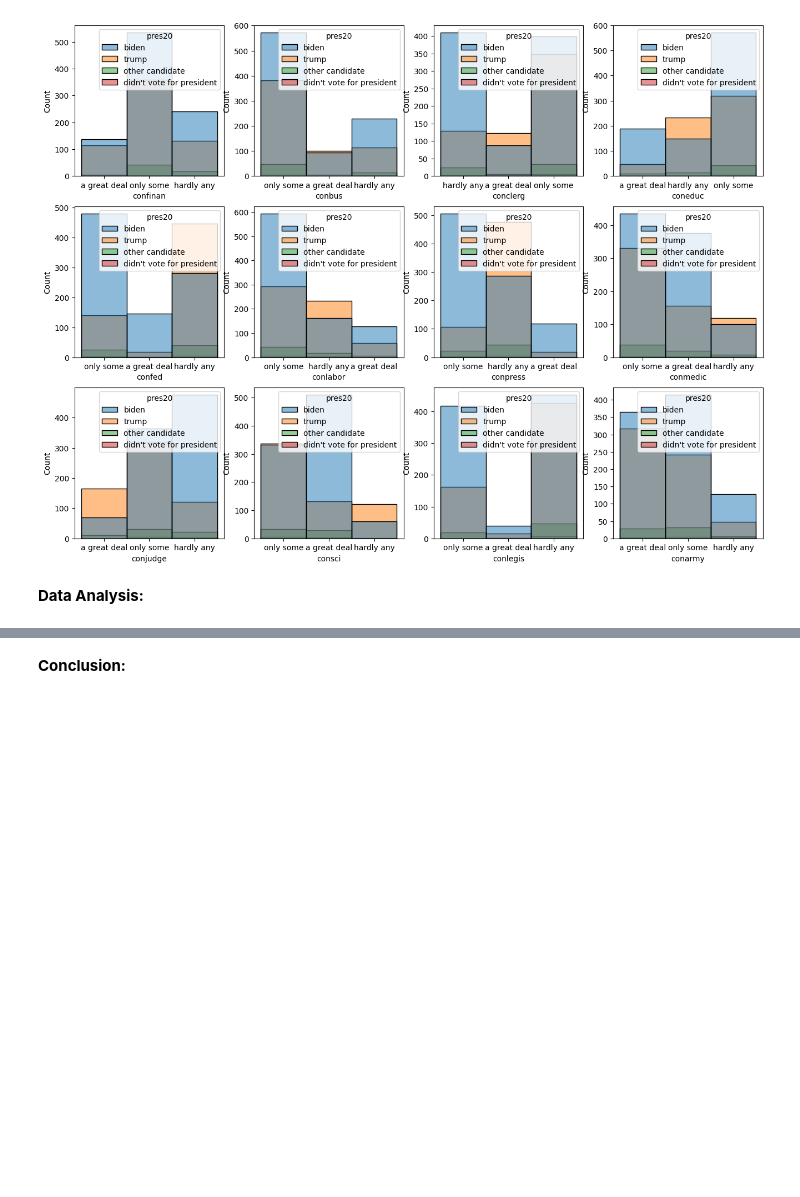
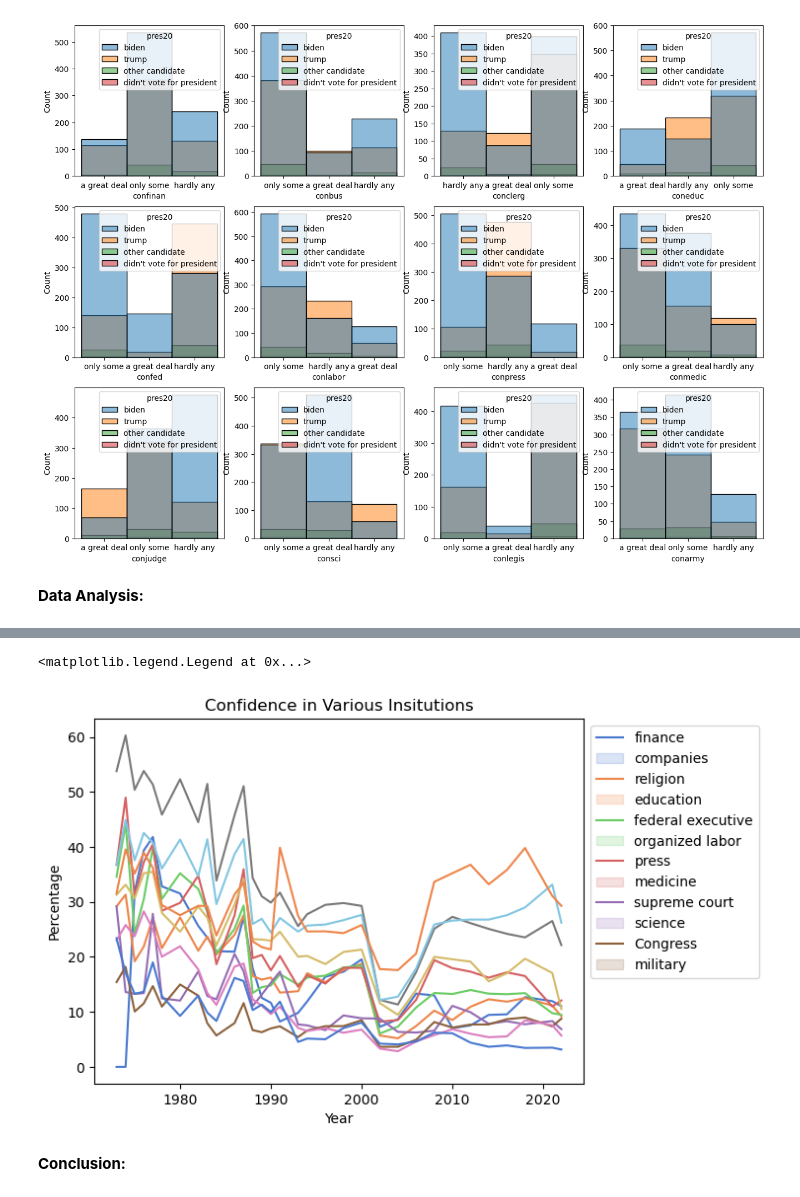
Before and after one commit to kaykizzzle/ML-project-1, a Jupyter notebook: GSS Project Code.ipynb, the cells around one changed output, grey strips where cells are left out. Cells and saved outputs as stored; diff of their text form; code cells hidden in the pictures; blank space fills up the shorter version.

```diff
--- a/GSS Project Code.ipynb
+++ b/GSS Project Code.ipynb
@@ -134,6 +134,9 @@ df_subset.describe()
 | unique | 32 | 533 | 5 | 3 | 72 | 21 | 81 | 2 | 3 | 3 | 4 | ... |
 | top | 2006 | secretaries and administrative as... | married | marriage between a man and a woman | 32.0 | 12.0 | business administration | female | white | more or less satisfied | biden | ... |
 | freq | 4510 | 2581 | 35558 | 4998 | 1492 | 20383 | 1072 | 38649 | 54970 | 28596 | 1416 | ... |
+# %%
+# typecast year from strings to int
+df_subset['year'] = pd.to_numeric(df_subset['year'], errors = 'coerce')
 # %% [markdown]
 **Data Exploration:**
 # %%
@@ -275,3 +278,30 @@ plt.show()
 **Data Analysis:**
 # %%
 # We can probably analyze the pres20 and confidence things
+# %%
+# purpose of this code chunk is to create % confidence data over the years per each variable
+
+# gets years and relevant variables and creates a new dataframe to hold the data
+years = df_subset['year'].unique()
+years = years[~np.isnan(years)]
+var_list = ['confinan','conbus','conclerg','coneduc','confed','conlabor','conpress','conmedic','conjudge','consci','conlegis','conarmy']
+df_year = pd.DataFrame()
+df_year['year'] = years
+
+# nested loops fill new dataframe with confidence of each variable each year
+for var in var_list:
+    year_data = np.empty((years.shape[0],1)) #initializes empty array
+    k = 0
+
+    for n in years:
+        df_temp = df_subset[df_subset['year'] == n] # gets data corresponding to year n
+        n_observations = df_temp.shape[0]  # gets the number of observations of that year (basically value_counts)
+        df_temp = df_temp[df_temp[var] == 'a great deal'] # gets data corresponding to high confidence for this variable in year n
+        n_confidence = df_temp.shape[0] # gets number of observations with high confidence
+        confidence = (n_confidence / n_observations) * 100 # converts to percentage
+        year_data[k] = confidence # adds year data to array
+        k = k+1
+
+    df_year[var] = year_data # adds array data for one variable to the dataframe
+
+df_year.head()
@@ -278,2 +315,14 @@ plt.show()
+# %%
+melted_year = df_year.melt(id_vars='year') # melts data for easier line plotting
+
+# plots data
+legend_list = ['finance','companies','religion','education','federal executive','organized labor','press','medicine','supreme court','science','Congress','military']
+palette = sns.color_palette('muted',12)
+sns.lineplot(data=melted_year,x='year',y='value',hue='variable',palette=palette).set(
+    title='Confidence in Various Insitutions',xlabel='Year',ylabel='Percentage')
+plt.legend(legend_list,bbox_to_anchor=(1, 1))
+# %% [output]
+<matplotlib.legend.Legend at 0x...>
+[figure, added]
 # %% [markdown]
 **Conclusion:**
```
Also changed, not shown: parts of 3 cells of this notebook.
